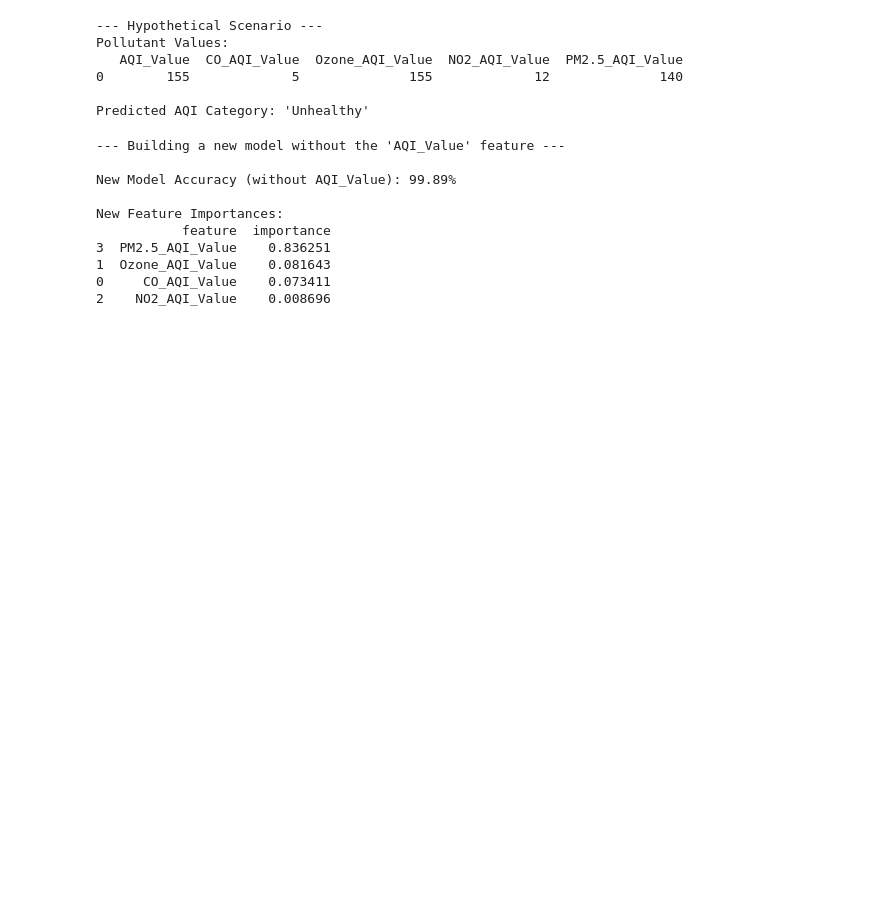
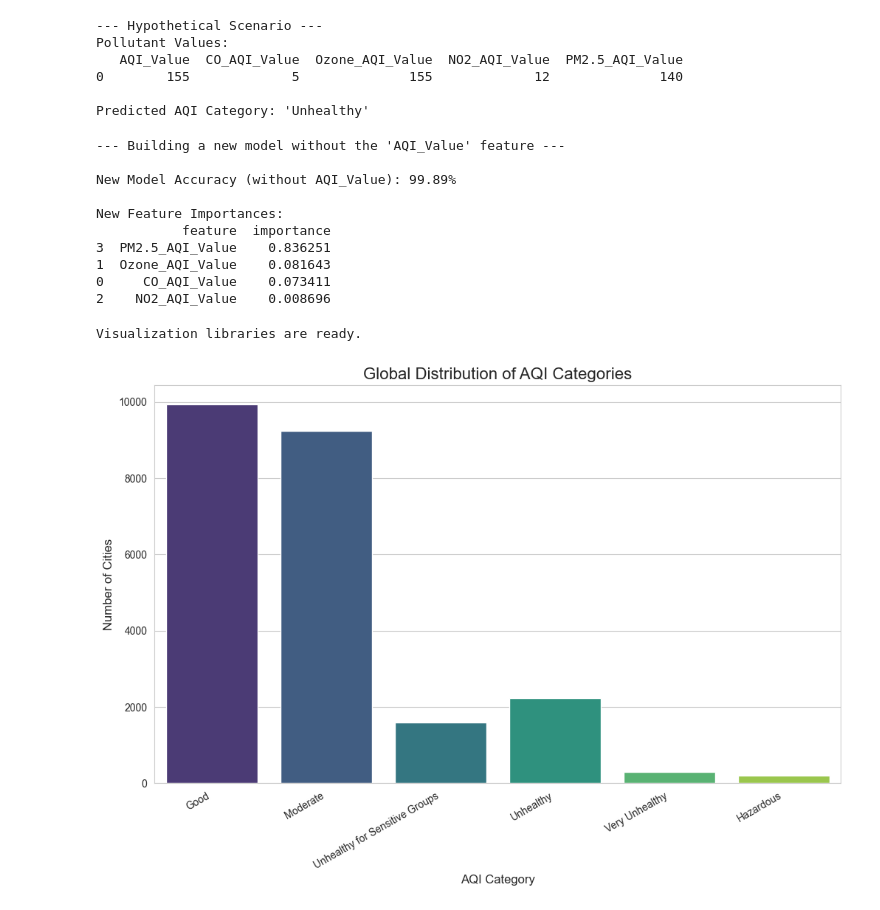
Before and after one commit to Dhyeya-Dawawala/Skills4Future, a Jupyter notebook: pollution_detec.ipynb, the cells around one changed output. Cells and saved outputs as stored; diff of their text form; code cells hidden in the pictures; blank space fills up the shorter version.

Commit message:
data visualization

```diff
--- a/pollution_detec.ipynb
+++ b/pollution_detec.ipynb
@@ -300,3 +292,38 @@ New Feature Importances:
 1  Ozone_AQI_Value    0.081643
 0     CO_AQI_Value    0.073411
 2    NO2_AQI_Value    0.008696
+# %%
+# Cell 10: Data Visualization Setup
+
+
+# Set the style for our plots
+sns.set_style("whitegrid")
+plt.rcParams['figure.figsize'] = (12, 7)
+
+print("Visualization libraries are ready.")
+# %% [output]
+Visualization libraries are ready.
+# %%
+# Cell 11: Distribution of AQI Categories
+
+# Define a logical order for the categories from best to worst
+category_order = [
+    'Good',
+    'Moderate',
+    'Unhealthy for Sensitive Groups',
+    'Unhealthy',
+    'Very Unhealthy',
+    'Hazardous'
+]
+
+# Create the count plot
+sns.countplot(x='AQI_Category', data=df_new, order=category_order, palette='viridis')
+
+# Add titles and labels for clarity
+plt.title('Global Distribution of AQI Categories', fontsize=16)
+plt.xlabel('AQI Category', fontsize=12)
+plt.ylabel('Number of Cities', fontsize=12)
+plt.xticks(rotation=30, ha='right') # Rotate labels to prevent overlap
+plt.show()
+# %% [output]
+[figure, added]
```
Also changed, not shown: parts of 6 cells of this notebook.
